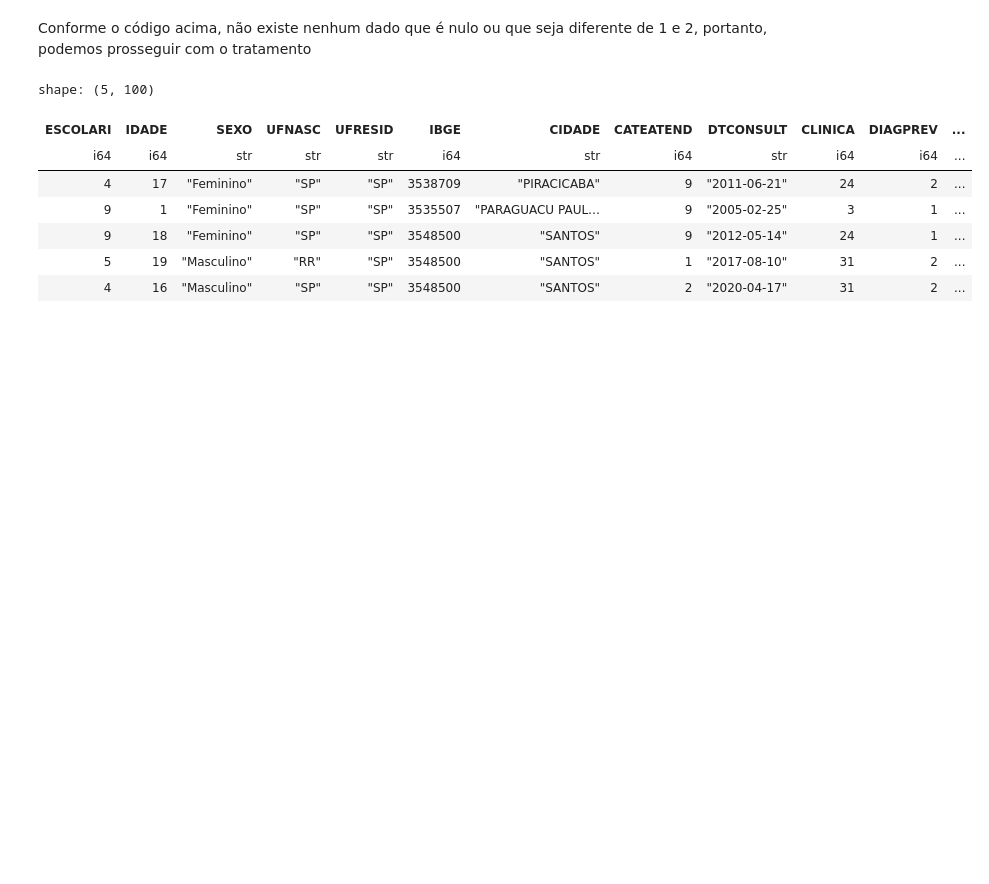
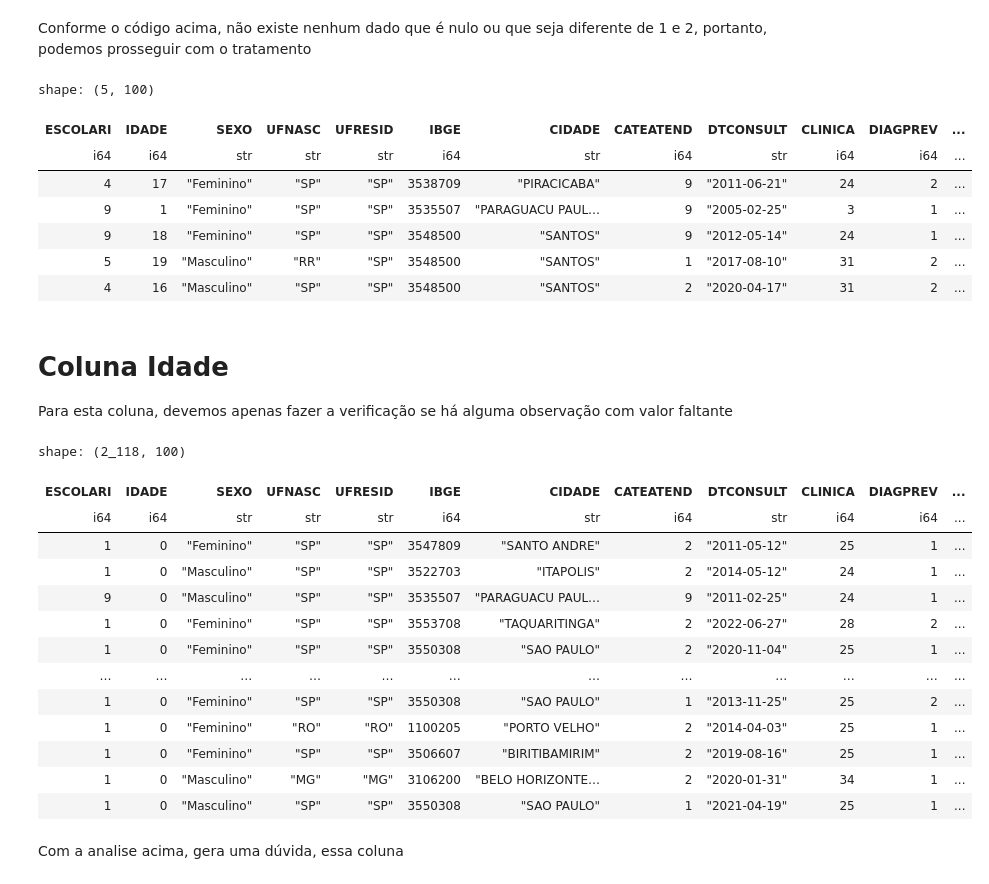
Before and after one commit to CDIA-NSEE/exploratory_analyses_fosp_dataset, a Jupyter notebook: analyses.ipynb, the cells around one changed output. Cells and saved outputs as stored; diff of their text form; code cells hidden in the pictures; blank space fills up the shorter version.

```diff
--- a/analyses.ipynb
+++ b/analyses.ipynb
@@ -45,3 +57,25 @@ shape: (5, 100)
 | 9 | 18 | "Feminino" | "SP" | "SP" | 3548500 | "SANTOS" | 9 | "2012-05-14" | 24 | 1 | ... |
 | 5 | 19 | "Masculino" | "RR" | "SP" | 3548500 | "SANTOS" | 1 | "2017-08-10" | 31 | 2 | ... |
 | 4 | 16 | "Masculino" | "SP" | "SP" | 3548500 | "SANTOS" | 2 | "2020-04-17" | 31 | 2 | ... |
+# %% [markdown]
+# Coluna Idade
+Para esta coluna, devemos apenas fazer a verificação se há alguma observação com valor faltante
+# %%
+df.filter(ps.col("IDADE").is_null() | (ps.col("IDADE") <= 0))
+# %% [output]
+shape: (2_118, 100)
+| ESCOLARI | IDADE | SEXO | UFNASC | UFRESID | IBGE | CIDADE | CATEATEND | DTCONSULT | CLINICA | DIAGPREV | ... |
+| i64 | i64 | str | str | str | i64 | str | i64 | str | i64 | i64 | ... |
+| 1 | 0 | "Feminino" | "SP" | "SP" | 3547809 | "SANTO ANDRE" | 2 | "2011-05-12" | 25 | 1 | ... |
+| 1 | 0 | "Masculino" | "SP" | "SP" | 3522703 | "ITAPOLIS" | 2 | "2014-05-12" | 24 | 1 | ... |
+| 9 | 0 | "Masculino" | "SP" | "SP" | 3535507 | "PARAGUACU PAUL… | 9 | "2011-02-25" | 24 | 1 | ... |
+| 1 | 0 | "Feminino" | "SP" | "SP" | 3553708 | "TAQUARITINGA" | 2 | "2022-06-27" | 28 | 2 | ... |
+| 1 | 0 | "Feminino" | "SP" | "SP" | 3550308 | "SAO PAULO" | 2 | "2020-11-04" | 25 | 1 | ... |
+| … | … | … | … | … | … | … | … | … | … | … | ... |
+| 1 | 0 | "Feminino" | "SP" | "SP" | 3550308 | "SAO PAULO" | 1 | "2013-11-25" | 25 | 2 | ... |
+| 1 | 0 | "Feminino" | "RO" | "RO" | 1100205 | "PORTO VELHO" | 2 | "2014-04-03" | 25 | 1 | ... |
+| 1 | 0 | "Feminino" | "SP" | "SP" | 3506607 | "BIRITIBAMIRIM" | 2 | "2019-08-16" | 25 | 1 | ... |
+| 1 | 0 | "Masculino" | "MG" | "MG" | 3106200 | "BELO HORIZONTE… | 2 | "2020-01-31" | 34 | 1 | ... |
+| 1 | 0 | "Masculino" | "SP" | "SP" | 3550308 | "SAO PAULO" | 1 | "2021-04-19" | 25 | 1 | ... |
+# %% [markdown]
+Com a analise acima, gera uma dúvida, essa coluna
```
Also changed, not shown: parts of 4 cells of this notebook.
